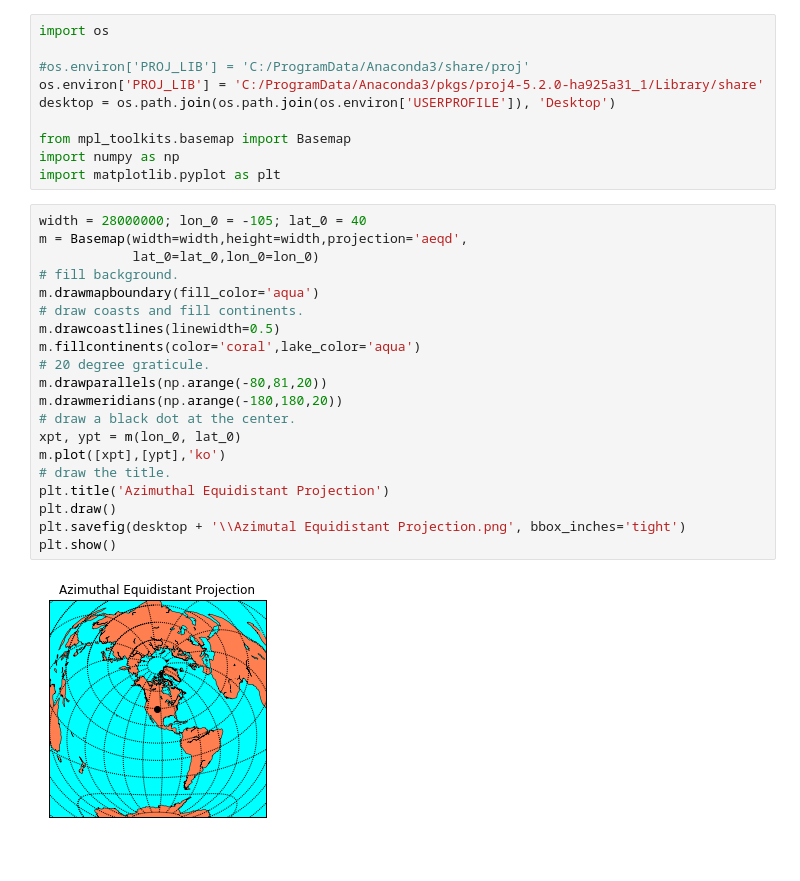
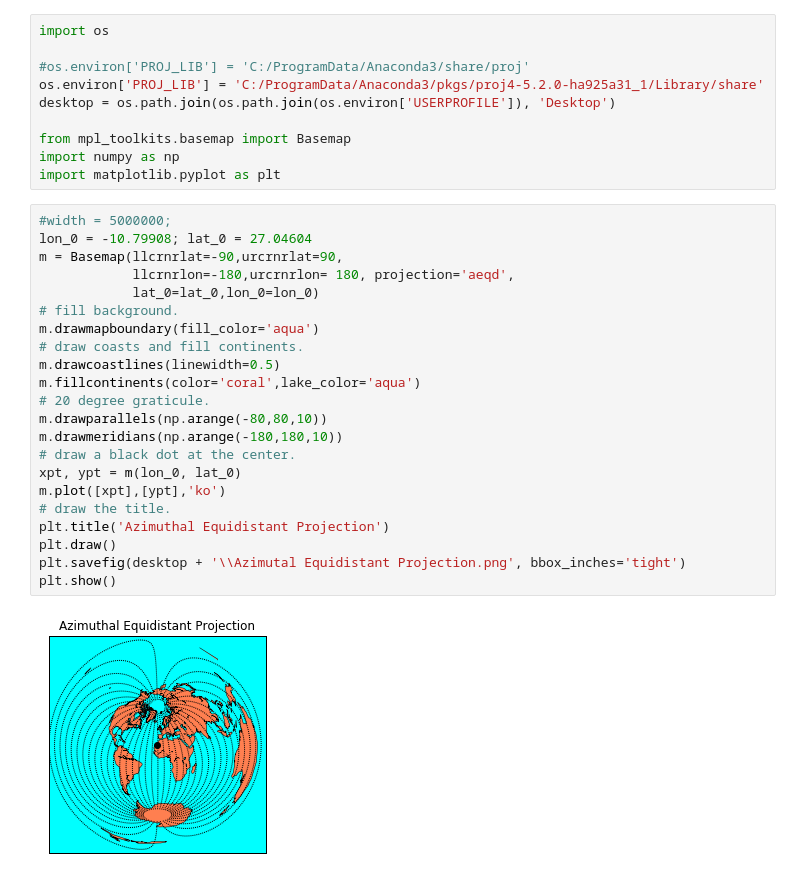
Before and after one commit to RogerioDoCarmo/Projecoes-Cartograficas, a Jupyter notebook: Azimuthal Equidistant Projection.ipynb, the cells around one changed output. Saved outputs shown, nothing was run; the diff lists cells and outputs as text.

```diff
--- a/Azimuthal Equidistant Projection.ipynb
+++ b/Azimuthal Equidistant Projection.ipynb
@@ -9,24 +9,26 @@ from mpl_toolkits.basemap import Basemap
 import numpy as np
 import matplotlib.pyplot as plt
 # %%
-width = 28000000; lon_0 = -105; lat_0 = 40
-m = Basemap(width=width,height=width,projection='aeqd',
+#width = 5000000;
+lon_0 = -10.79908; lat_0 = 27.04604
+m = Basemap(llcrnrlat=-90,urcrnrlat=90,
+            llcrnrlon=-180,urcrnrlon= 180, projection='aeqd',
             lat_0=lat_0,lon_0=lon_0)
 # fill background.
 m.drawmapboundary(fill_color='aqua')
 # draw coasts and fill continents.
 m.drawcoastlines(linewidth=0.5)
 m.fillcontinents(color='coral',lake_color='aqua')
 # 20 degree graticule.
-m.drawparallels(np.arange(-80,81,20))
-m.drawmeridians(np.arange(-180,180,20))
+m.drawparallels(np.arange(-80,80,10))
+m.drawmeridians(np.arange(-180,180,10))
 # draw a black dot at the center.
 xpt, ypt = m(lon_0, lat_0)
 m.plot([xpt],[ypt],'ko')
 # draw the title.
 plt.title('Azimuthal Equidistant Projection')
 plt.draw()
 plt.savefig(desktop + '\\Azimutal Equidistant Projection.png', bbox_inches='tight')
 plt.show()
 # %% [output]
-[figure, old version]
+[figure, new version]
```
Also changed, not shown: 2 other files.
